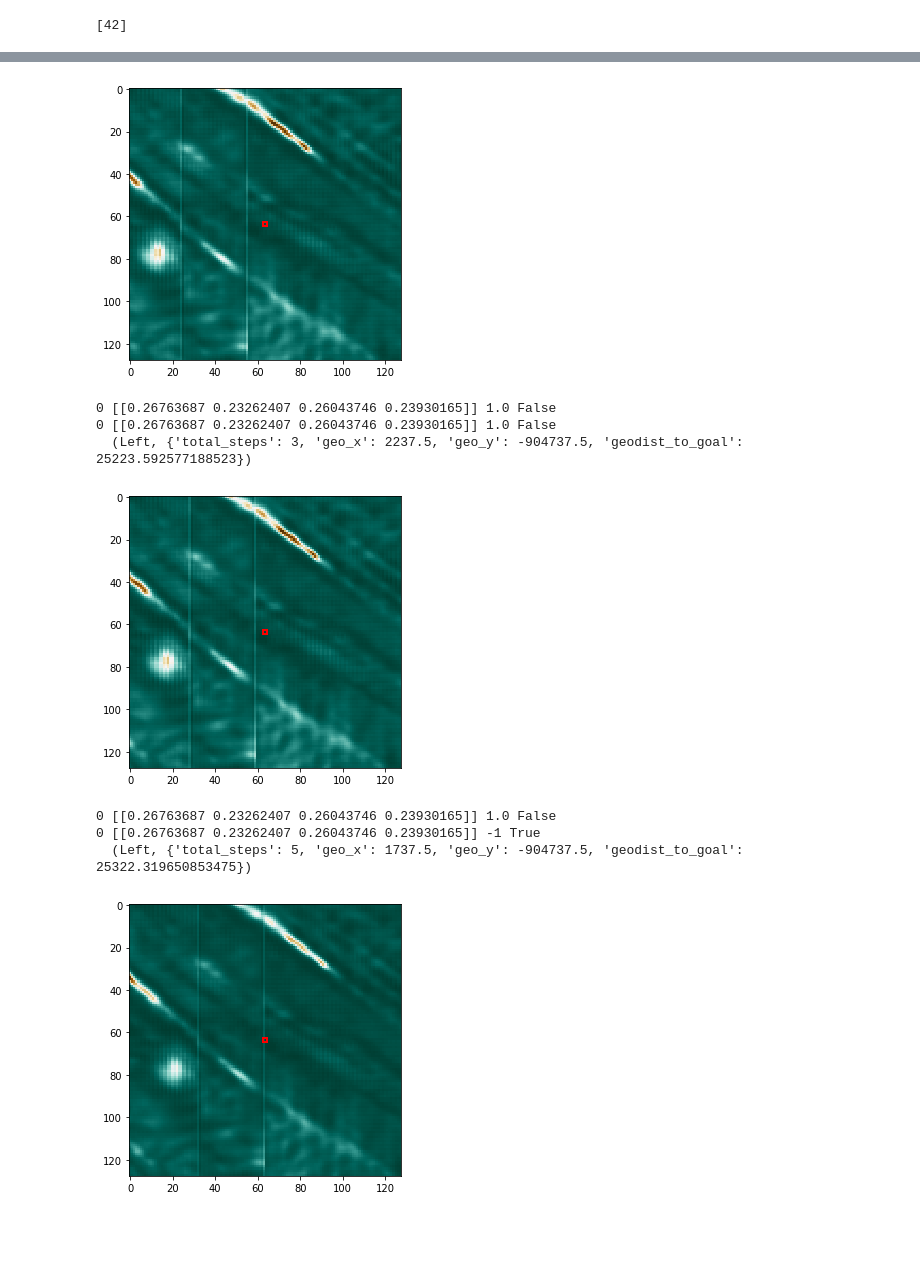
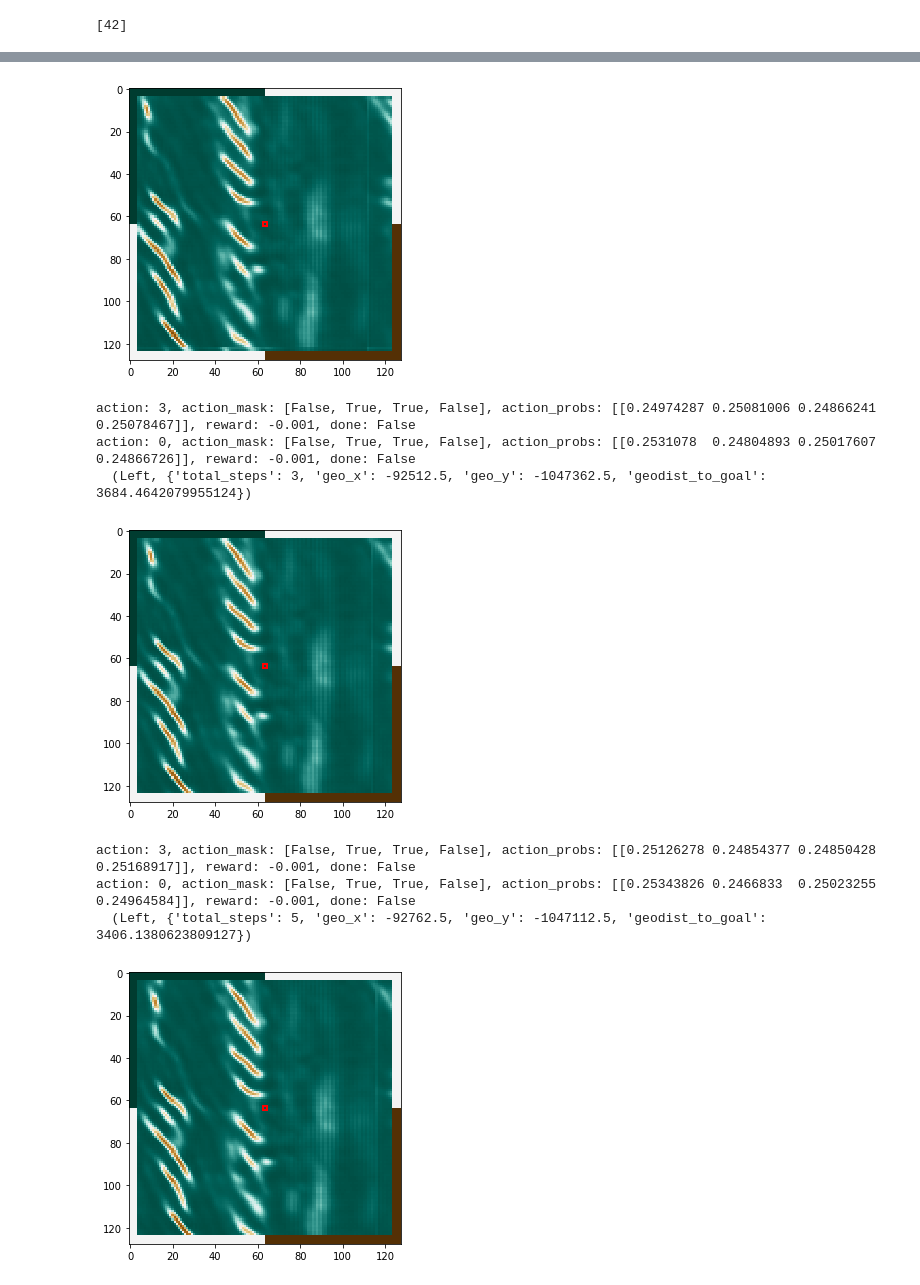
Before and after one commit to weiji14/nz_space_challenge, a Jupyter notebook: route_finder.ipynb, the cells around one changed output, grey strips where cells are left out. Drawn from its saved outputs; the diff is of its cells as text; code cells hidden in the pictures; blank space fills up the shorter version.

```diff
--- a/route_finder.ipynb
+++ b/route_finder.ipynb
@@ -360,7 +401,7 @@ class CrevasseCrosserEnv(gym.Env):
 # %%
 observation_window = (128,128,1)
 #env = CrevasseCrosserEnv(map_env=map_env, observation_window=observation_window, transform=transform)
-env = CrevasseCrosserEnv(map_env=map_env, observation_window=observation_window, transform=transform, start_xy=(2800,-904550), end_xy=(12093,-881519))  #
+env = CrevasseCrosserEnv(map_env=map_env, observation_window=observation_window, transform=transform, start_xy=(-92496,-1047621), end_xy=(-96155,-1046808))
 env.seed(seed=seed)
 # %% [output]
 [42]
@@ -609,9 +681,10 @@ if __name__ == '__main__':
 
         observation_window = (128,128,1)
         env = CrevasseCrosserEnv(map_env=map_env, observation_window=observation_window, transform=transform)
+        #env = CrevasseCrosserEnv(map_env=map_env, observation_window=observation_window, transform=transform, start_xy=(-92496,-1047621), end_xy=(-96155,-1046808))
 
-        #spawn 16 workers!! Use multiprocessing.cpu_count() to see how many cpus available, or don't care if gpu available?
-        workers = [ActorCritic_Worker(name=f'Worker_Net_{i:03}', globalAC=globalAC, env=env, tensorflow_session=SESS) for i in range(16)]
+        #spawn 8 workers!! Use multiprocessing.cpu_count() to see how many cpus available, or don't care if gpu available?
+        workers = [ActorCritic_Worker(name=f'Worker_Net_{i:03}', globalAC=globalAC, env=env, tensorflow_session=SESS) for i in range(8)]
 
         COORDINATER = K.tf.train.Coordinator()         #a tensorflow coordinater for threads
         SESS.run(K.tf.global_variables_initializer())  #initialize global variables for tensorflow
@@ -623,7 +696,7 @@ if __name__ == '__main__':
 
         worker_threads = []                  #list to store all the worker threads
         for worker in workers:
-            job = lambda: worker.work(num_episodes=10000)   #function that calls the worker to work
+            job = lambda: worker.work(num_episodes=50_000)  #function that calls the worker to work
             t = threading.Thread(target=job)               #put the minion worker to work in a thread!
             t.start()
             worker_threads.append(t)         #append worker thread into our list
@@ -674,21 +747,38 @@ navigator_agent.save_weights(filepath='model/weights/navigator-actor-model-weigh
 # %%
 navigator_agent.load_weights(filepath='model/weights/navigator-actor-model-weights.hdf5')  #reload the saved dqn model weights
 # %%
-env = CrevasseCrosserEnv(map_env=map_env, observation_window=observation_window, transform=transform)
-env = CrevasseCrosserEnv(map_env=map_env, observation_window=observation_window, transform=transform, start_xy=(2800,-904550), end_xy=(12093,-881519))  #
+#env = CrevasseCrosserEnv(map_env=map_env, observation_window=observation_window, transform=transform)
+env = CrevasseCrosserEnv(map_env=map_env, observation_window=observation_window, transform=transform, start_xy=(-92496,-1047621), end_xy=(-96155,-1046808))
 env.seed(seed=seed)
 # %% [output]
 [42]
+# %%
+def action_direction_mask(observation:np.array):
+    mask = [False, False, False, False]  #0 left, 1 down, 2 right, 3 up
+    if float(observation[:1, :1, :]) == 1.0:    #upper left corner, corresponding to actions 0 left and 3 up
+        mask[0], mask[3] = (True, True)
+    elif float(observation[:1, -1:, :]) == 1.0:  #upper right corner, corresponding to actions 2 right and 3 up
+        mask[2], mask[3] = (True, True)
+    elif float(observation[-1:, :1, :]) == 1.0:  #bottom left corner, corresponding to actions 0 left and 1 bottom
+        mask[0], mask[1] = (True, True)
+    elif float(observation[-1:, -1:, :]) == 1.0: #bottom right corner, corresponding to actions 1 bottom and 2 right
+        mask[1], mask[2] = (True, True)
+
+    return mask
 # %%
 observation = env.reset()
-for i in range(32):
+for i in range(22):
     action, action_probs = workers[0].AC.choose_action(state=observation, choose_random=False)  #TEMP hack to get action probs
+
     #TODO make the below two lines work instead of hack above...
     #action_probs = navigator_agent.predict(x=observation[np.newaxis, :], batch_size=1)
     #action = np.argmax(action_probs)  #select the best action
 
+    action_mask = action_direction_mask(observation=observation)
+    action = np.argmax(np.ma.array(data=action_probs, mask=action_mask))  #mask based on border info
+
     observation, reward, done, info = env.step(action=action)
-    print(action, action_probs, reward, done)
+    print(f"action: {action}, action_mask: {action_mask}, action_probs: {action_probs}, reward: {reward}, done: {done}")
     if i%2==0:
         env.render()#, plt.imshow(observation[60:68,60:68,0])
     if done:
@@ -700,9 +790,9 @@ for i in range(32):
-[figure, old version]
+[figure, new version]
-0 [[0.26763687 0.23262407 0.26043746 0.23930165]] 1.0 False
-0 [[0.26763687 0.23262407 0.26043746 0.23930165]] 1.0 False
-  (Left, {'total_steps': 3, 'geo_x': 2237.5, 'geo_y': -904737.5, 'geodist_to_goal': 25223.592577188523})
+action: 3, action_mask: [False, True, True, False], action_probs: [[0.24974287 0.25081006 0.24866241 0.25078467]], reward: -0.001, done: False
+action: 0, action_mask: [False, True, True, False], action_probs: [[0.2531078  0.24804893 0.25017607 0.24866726]], reward: -0.001, done: False
+  (Left, {'total_steps': 3, 'geo_x': -92512.5, 'geo_y': -1047362.5, 'geodist_to_goal': 3684.4642079955124})
-[figure, old version]
+[figure, new version]
-0 [[0.26763687 0.23262407 0.26043746 0.23930165]] 1.0 False
-0 [[0.26763687 0.23262407 0.26043746 0.23930165]] -1 True
-  (Left, {'total_steps': 5, 'geo_x': 1737.5, 'geo_y': -904737.5, 'geodist_to_goal': 25322.319650853475})
+action: 3, action_mask: [False, True, True, False], action_probs: [[0.25126278 0.24854377 0.24850428 0.25168917]], reward: -0.001, done: False
+action: 0, action_mask: [False, True, True, False], action_probs: [[0.25343826 0.2466833  0.25023255 0.24964584]], reward: -0.001, done: False
+  (Left, {'total_steps': 5, 'geo_x': -92762.5, 'geo_y': -1047112.5, 'geodist_to_goal': 3406.1380623809127})
-[figure, old version]
+[figure, new version]
```
Also changed, not shown: parts of 10 cells of this notebook, 2 other files.
